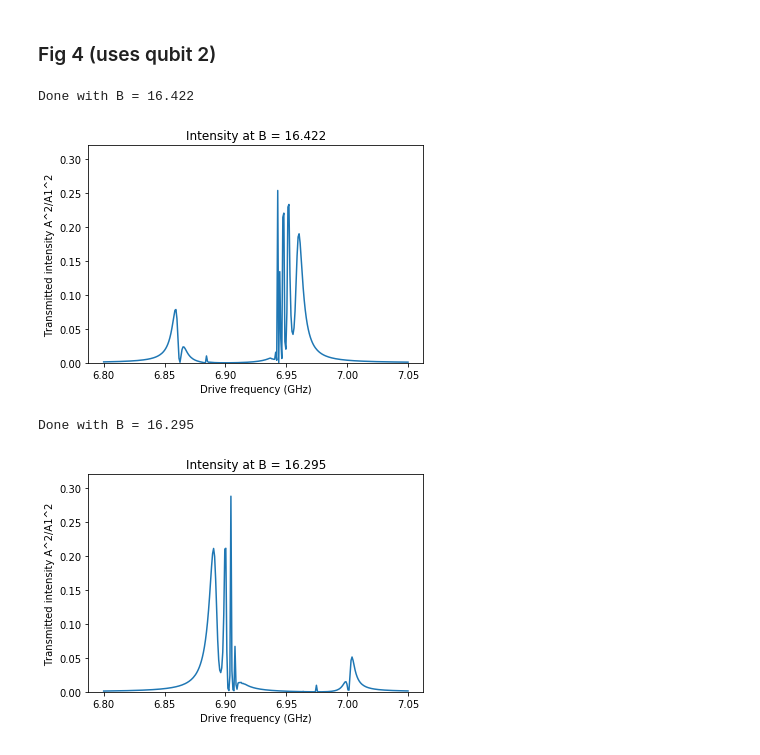
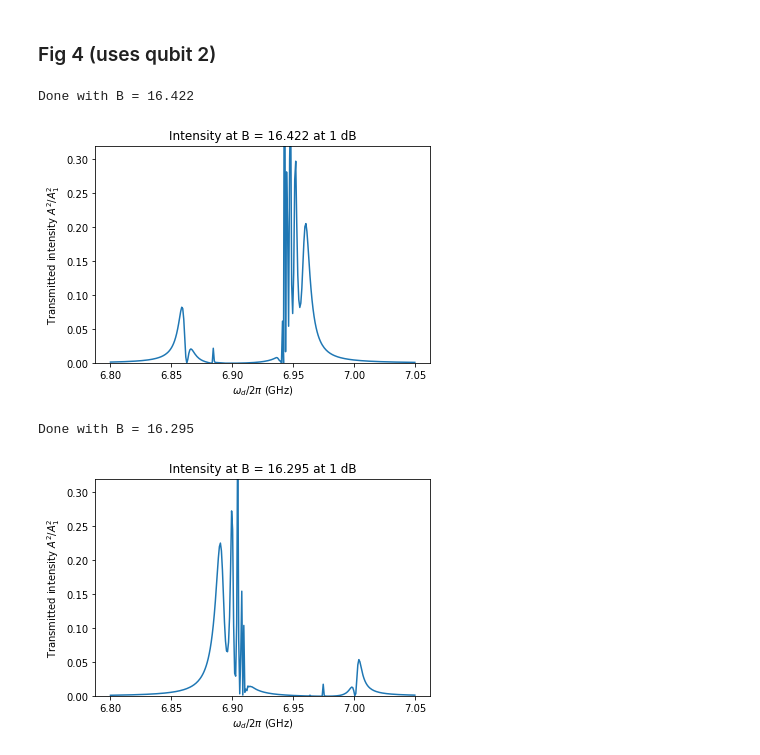
Before and after one commit to conniemiao/ele456_s2020, a Jupyter notebook: bishop_analysis.ipynb, the cells around one changed output. Drawn from its saved outputs; the diff is of its cells as text; code cells hidden in the pictures.

```diff
--- a/bishop_analysis.ipynb
+++ b/bishop_analysis.ipynb
@@ -312,7 +259,7 @@ EJ_q = np.copy(bestEJ_q)
 #     xi = (1/np.sqrt(2*T1p_q[qNum]*T2p_q[qNum]))*strength
 
 for dB in [0, -10, -20, -30]:
-    xi = dbtoxi(dB)
+    xi = dbtoxi(dB)/np.sqrt(2)
     fig2TLSYData = []
     for i, fd in enumerate(xData):
 #         if i % 100 == 0:
@@ -321,8 +268,10 @@ for dB in [0, -10, -20, -30]:
     print("Done with dB=%.1f" % dB)
 
     plt.plot(xData, fig2TLSYData)
-    plt.xlabel('Drive frequency (GHz)')
-    plt.ylabel('Transmitted intensity A^2/A1^2')
+
+    params = {'mathtext.default': 'regular'} # for matplotlib
+    plt.xlabel(r'$\omega_d / 2\pi$ (GHz)')
+    plt.ylabel(r'Transmitted intensity $A^2/A_1^2$')
     plt.ylim(0, 0.1)
     plt.title("Intensity at %d dB" % dB)
     plt.show()
@@ -436,24 +439,22 @@ xData = np.linspace(6.80*GHz, 7.05*GHz, num = nPoints)
 qNum = 1
 EJ_q = np.copy(bestEJ_q)
 
-fig3FullYData = []
-# for dB in [2, 0, -5]:
+for dB in [2, 0, -5]:
 # for dB in [0]:
-for dB in [8, 7, 2]: # CHECK THIS
-    xi = dbtoxi(dB)
+# for dB in [8, 7, 2]: # CHECK THIS
+    xi = dbtoxi(dB)/np.sqrt(2)
     fig3FullYData = []
     for i, fd in enumerate(xData):
 #         if i % 50 == 0:
 #             print("%d of %d done" % (i, nPoints))
-        try:
-            fig3FullYData.append(intensity(xi, fd*2*np.pi, qNum))
-        except:
-            fig3FullYData.append(fig3FullYData[len(fig3FullYData)-1])
+        fig3FullYData.append(intensity(xi, fd*2*np.pi, qNum))
     print("Done with dB=%.1f" % dB)
 
     plt.plot(xData, fig3FullYData)
-    plt.xlabel('Drive frequency (GHz)')
-    plt.ylabel('Transmitted intensity A^2/A1^2')
+
+    params = {'mathtext.default': 'regular'} # for matplotlib
+    plt.xlabel(r'$\omega_d / 2\pi$ (GHz)')
+    plt.ylabel(r'Transmitted intensity $A^2/A_1^2$')
     plt.ylim(0, 0.2)
     plt.title("Intensity at %.1f dB" % dB)
     plt.show()
@@ -469,38 +470,35 @@ Done with dB=2.0
 # %%
 nPoints = 300
 xData = np.linspace(6.80*GHz, 7.05*GHz, num = nPoints)
 
 qNum = 1
-# dB = 1
-dB = 7 # CHECK THIS
-xi = dbtoxi(dB)
+dB = 1
+xi = dbtoxi(dB)/np.sqrt(2)
 
 EJ_q = np.copy(bestEJ_q)
 
-fig4FullYData = []
 # for B in [15.507, 15.403]:
 # for B in [15.507]:
 for B in [16.422, 16.295]:
     fig4FullYData = []
 
     EJ_q[qNum] = getEJ(B, EJ_max_q[qNum], C_q[qNum], EJphi_q[qNum])
     for i, fd in enumerate(xData):
 #         if i % 50 == 0:
 #             print("%d of %d done" % (i, nPoints))
-        try:
-            fig4FullYData.append(intensity(xi, fd*2*np.pi, qNum))
-        except:
-            fig4FullYData.append(fig4FullYData[len(fig4FullYData)-1])
+        fig4FullYData.append(intensity(xi, fd*2*np.pi, qNum))
     print("Done with B = %.3f" % B)
 
     plt.plot(xData, fig4FullYData)
-    plt.xlabel('Drive frequency (GHz)')
-    plt.ylabel('Transmitted intensity A^2/A1^2')
+
+    params = {'mathtext.default': 'regular'} # for matplotlib
+    plt.xlabel(r'$\omega_d / 2\pi$ (GHz)')
+    plt.ylabel(r'Transmitted intensity $A^2/A_1^2$')
     plt.ylim(0, 0.32)
-    plt.title("Intensity at B = %.3f" % B)
+    plt.title("Intensity at B = %.3f at %d dB" % (B, dB))
     plt.show()
 # %% [output]
 Done with B = 16.422
-[figure, old version]
+[figure, new version]
 Done with B = 16.295
-[figure, old version]
+[figure, new version]
```
Also changed, not shown: parts of 11 cells of this notebook.
